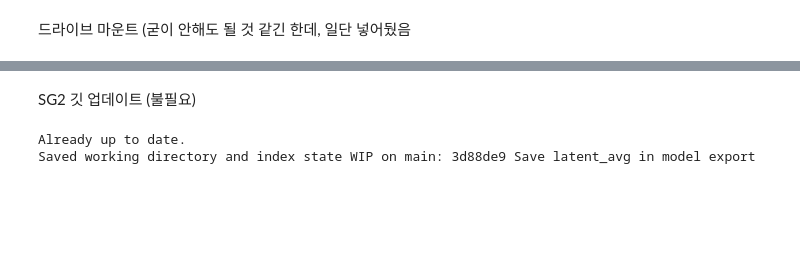
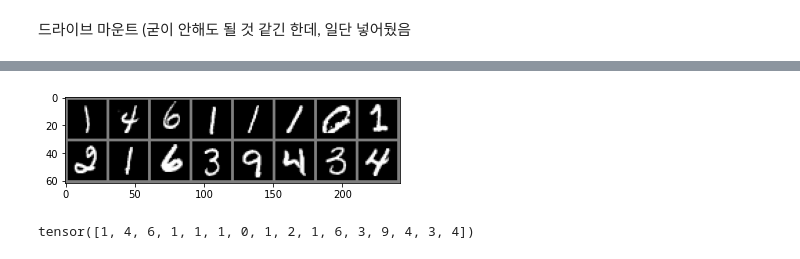
Before and after one commit to ElPlaguister/CafeTerraceAtNight, a Jupyter notebook: Main.ipynb, the cells around one changed output, grey strips where cells are left out. Cells and saved outputs as stored; diff of their text form; code cells hidden in the pictures; blank space fills up the shorter version.

Commit message:
GAN MNIST Tutorial

```diff
--- a/Main.ipynb
+++ b/Main.ipynb
@@ -48,13 +11,0 @@ Successfully installed ninja-1.10.0.post2 opensimplex-0.3
-# %% [markdown]
-SG2 깃 업데이트 (불필요)
-# %%
-os.chdir(targetPath2)
-!git config --global user.name "test"
-!git config --global user.email "test@test.com"
-!git fetch origin
-!git pull
-!git stash
-!git checkout origin/main -- train.py generate.py legacy.py closed_form_factorization.py flesh_digression.py apply_factor.py README.md calc_metrics.py training/stylegan2_multi.py training/training_loop.py util/utilgan.py
-# %% [output]
-Already up to date.
-Saved working directory and index state WIP on main: 3d88de9 Save latent_avg in model export
@@ -60,0 +22,39 @@ Saved working directory and index state WIP on main: 3d88de9 Save latent_avg in
+# %%
+# standardization code
+standardizator = transforms.Compose([
+                    transforms.ToTensor(),
+                   transforms.Normalize((0.5,), (0.5,))])
+
+# MNIST dataset
+data_path = '/content/drive/MyDrive/Colab Notebooks/Training/CafeterraceAtNight/data'
+train_data = dsets.MNIST(root= data_path, train=True, transform=standardizator, download=True)
+test_data  = dsets.MNIST(root= data_path, train=False, transform=standardizator, download=True)
+
+
+batch_size = 200
+train_data_loader = torch.utils.data.DataLoader(train_data, batch_size, shuffle=True)
+test_data_loader  = torch.utils.data.DataLoader(test_data, batch_size, shuffle=True)
+# %%
+import numpy as np
+from matplotlib import pyplot as plt
+
+def imshow(img):
+    img = (img+1)/2
+    img = img.squeeze()
+    np_img = img.numpy()
+    plt.imshow(np_img, cmap='gray')
+    plt.show()
+
+def imshow_grid(img):
+    img = utils.make_grid(img.cpu().detach())
+    img = (img+1)/2
+    npimg = img.numpy()
+    plt.imshow(np.transpose(npimg, (1,2,0)))
+    plt.show()
+
+example_mini_batch_img, example_mini_batch_label  = next(iter(train_data_loader))
+imshow_grid(example_mini_batch_img[0:16,:,:])
+print(example_mini_batch_label[0:16])
+# %% [output]
+[figure, added]
+tensor([1, 4, 6, 1, 1, 1, 0, 1, 2, 1, 6, 3, 9, 4, 3, 4])
```
Also changed, not shown: parts of 10 cells of this notebook, 9 other files.
